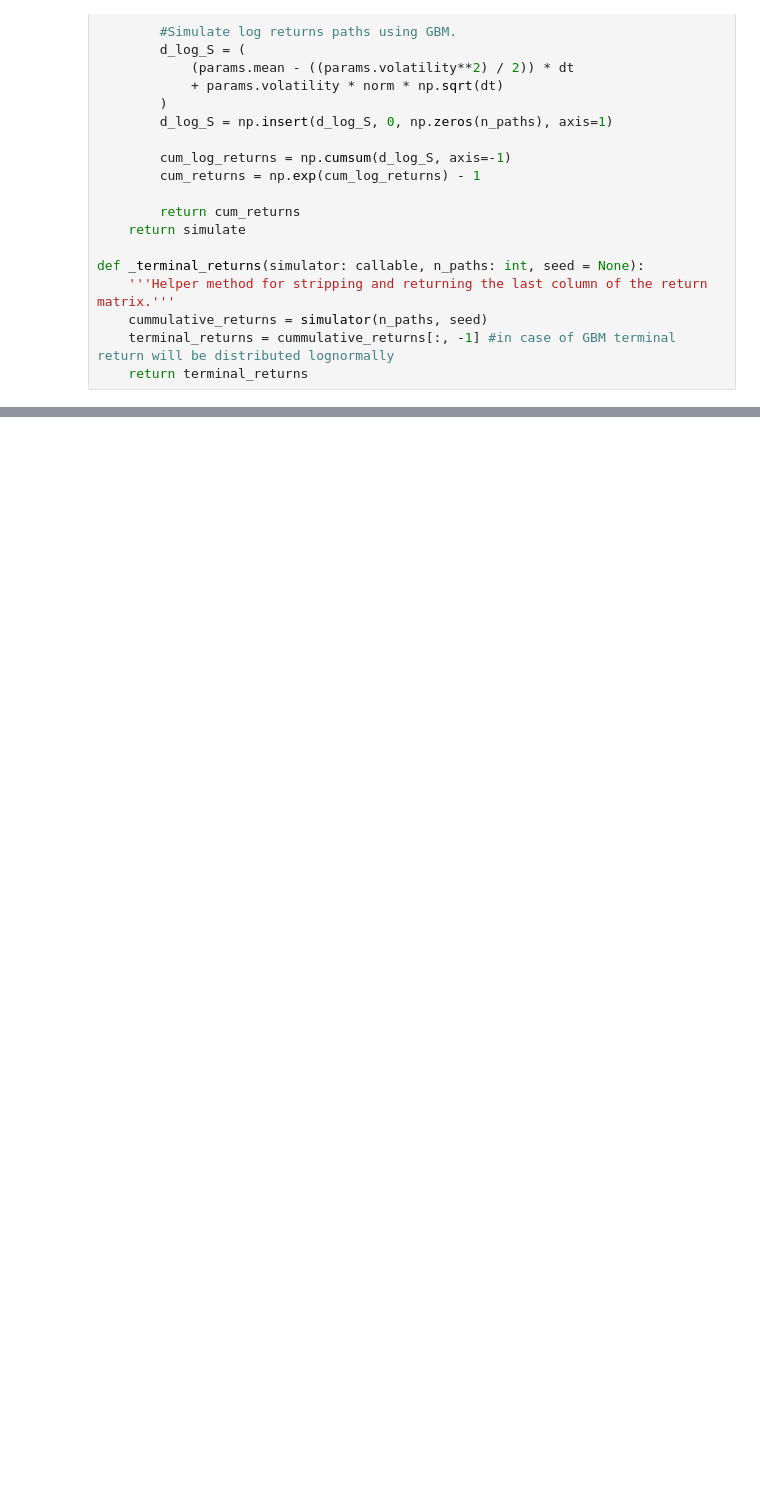
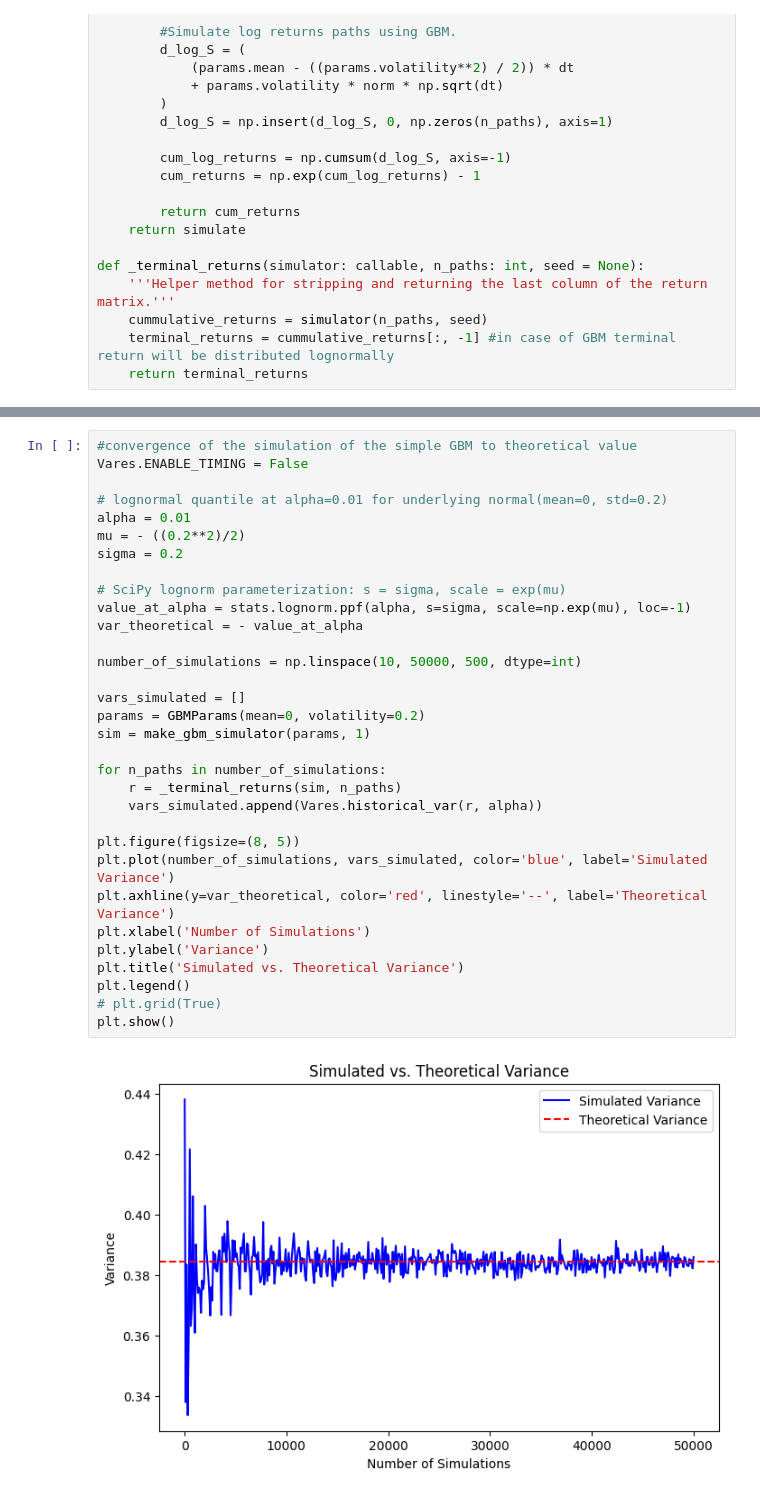
Before and after one commit to coffeffe/DOM_RF, a Jupyter notebook: cls_portfolio_development.ipynb, the cells around one changed output, grey strips where cells are left out. Drawn from its saved outputs; the diff is of its cells as text; blank space fills up the shorter version.

```diff
--- a/cls_portfolio_development.ipynb
+++ b/cls_portfolio_development.ipynb
@@ -389,0 +377,34 @@ print(np.mean(params))
+# %%
+#convergence of the simulation of the simple GBM to theoretical value
+Vares.ENABLE_TIMING = False
+
+# lognormal quantile at alpha=0.01 for underlying normal(mean=0, std=0.2)
+alpha = 0.01
+mu = - ((0.2**2)/2)
+sigma = 0.2
+
+# SciPy lognorm parameterization: s = sigma, scale = exp(mu)
+value_at_alpha = stats.lognorm.ppf(alpha, s=sigma, scale=np.exp(mu), loc=-1)
+var_theoretical = - value_at_alpha
+
+number_of_simulations = np.linspace(10, 50000, 500, dtype=int)
+
+vars_simulated = []
+params = GBMParams(mean=0, volatility=0.2)
+sim = make_gbm_simulator(params, 1)
+
+for n_paths in number_of_simulations:
+    r = _terminal_returns(sim, n_paths)
+    vars_simulated.append(Vares.historical_var(r, alpha))
+
+plt.figure(figsize=(8, 5))
+plt.plot(number_of_simulations, vars_simulated, color='blue', label='Simulated Variance')
+plt.axhline(y=var_theoretical, color='red', linestyle='--', label='Theoretical Variance')
+plt.xlabel('Number of Simulations')
+plt.ylabel('Variance')
+plt.title('Simulated vs. Theoretical Variance')
+plt.legend()
+# plt.grid(True)
+plt.show()
+# %% [output]
+[figure, added]
```
Also changed, not shown: parts of 17 cells of this notebook.
